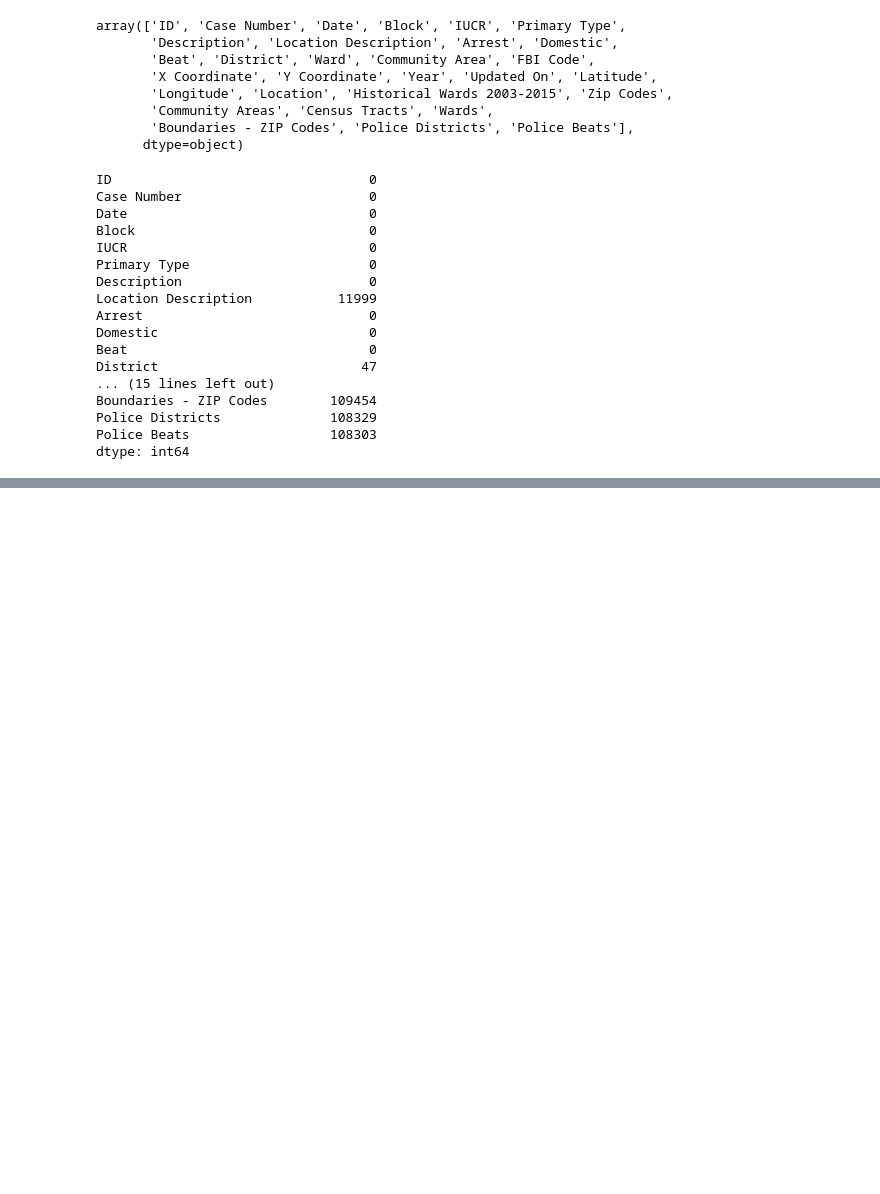
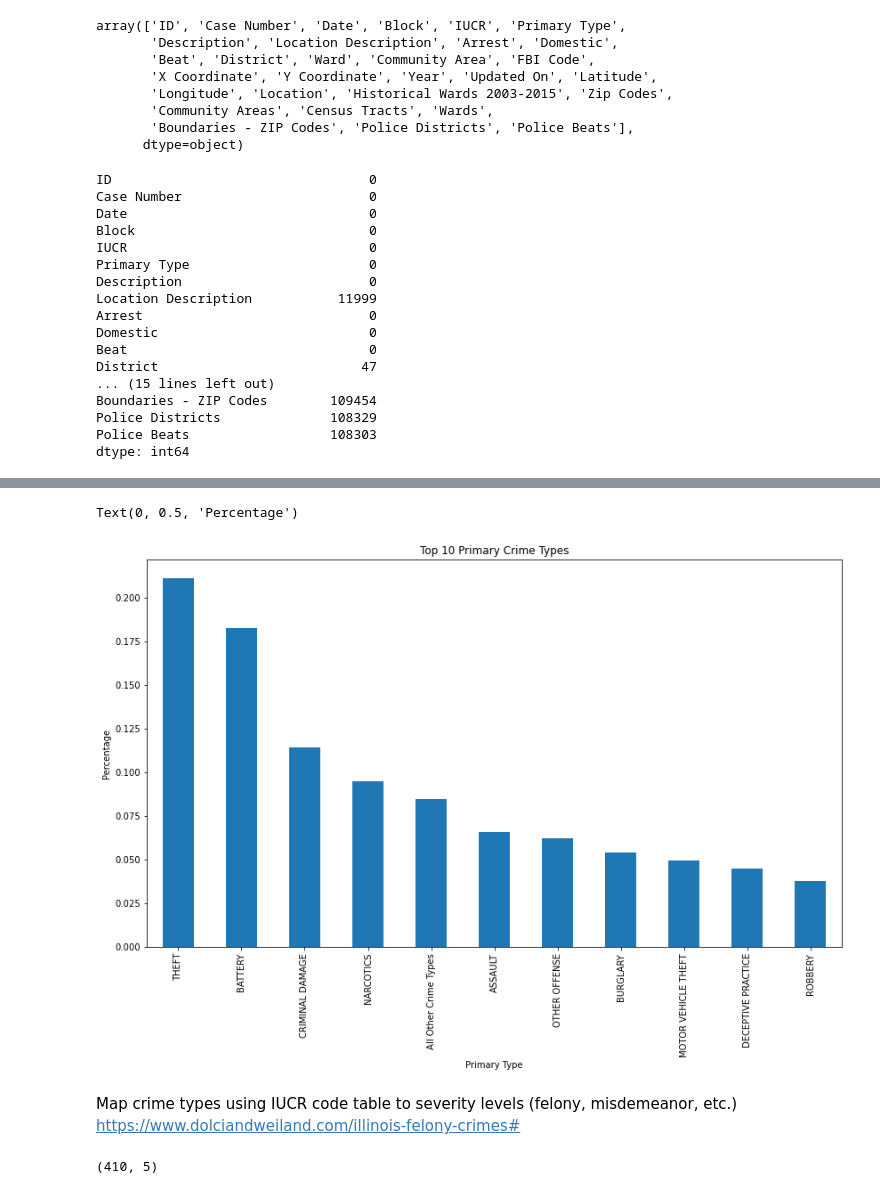
Before and after one commit to echestnut22/Crime-Analysis, a Jupyter notebook: Chicago_Crime_Cleaning-and-Analyzing.ipynb, the cells around one changed output, grey strips where cells are left out. Saved outputs shown, nothing was run; the diff lists cells and outputs as text; code cells hidden in the pictures; blank space fills up the shorter version.

```diff
--- a/Chicago_Crime_Cleaning-and-Analyzing.ipynb
+++ b/Chicago_Crime_Cleaning-and-Analyzing.ipynb
@@ -6,7 +6,7 @@ import csv
 pd.set_option('display.max_rows', 500)
 pd.set_option('display.max_columns', None)
 # %%
-df = pd.read_csv('Crimes_-_2001_to_Present_20231108.csv')
+df = pd.read_csv('/Users/Emi/Downloads/Crimes_-_2001_to_Present_20231108.csv')
 df.shape
 # %% [output]
 (7930146, 30)
@@ -163,3 +162,8 @@ plt.grid(True)
 plt.show()
 # %% [output]
 [figure]
+# %%
+#Creating Top 10 Grouping for Primary Types
+top_10_types = clean_df['Primary Type'].value_counts().sort_values(ascending=False).head(10)
+top_10_types = top_10_types.reset_index()
+top_10_types = list(top_10_types['index'])
@@ -165,0 +183,20 @@ plt.show()
+# %%
+def top_10_grouping(x):
+    if x in top_10_types:
+        return x
+    else:
+        return "All Other Crime Types"
+
+clean_df['Primary Type Grouping'] = clean_df['Primary Type'].apply(top_10_grouping)
+# %%
+ax = clean_df['Primary Type Grouping'].value_counts(normalize=True).plot(kind='bar',
+                                    figsize=(14,8),
+                                    title="Top 10 Primary Crime Types")
+ax.set_xlabel("Primary Type")
+ax.set_ylabel("Percentage")
+# %% [output]
+Text(0, 0.5, 'Percentage')
+[figure, added]
+# %% [markdown]
+Map crime types using IUCR code table to severity levels (felony, misdemeanor, etc.)
+https://www.dolciandweiland.com/illinois-felony-crimes#
@@ -165,0 +209,4 @@ plt.show()
+# %%
+IUCR_codes_df.shape
+# %% [output]
+(410, 5)
```
Also changed, not shown: parts of 11 cells of this notebook.
